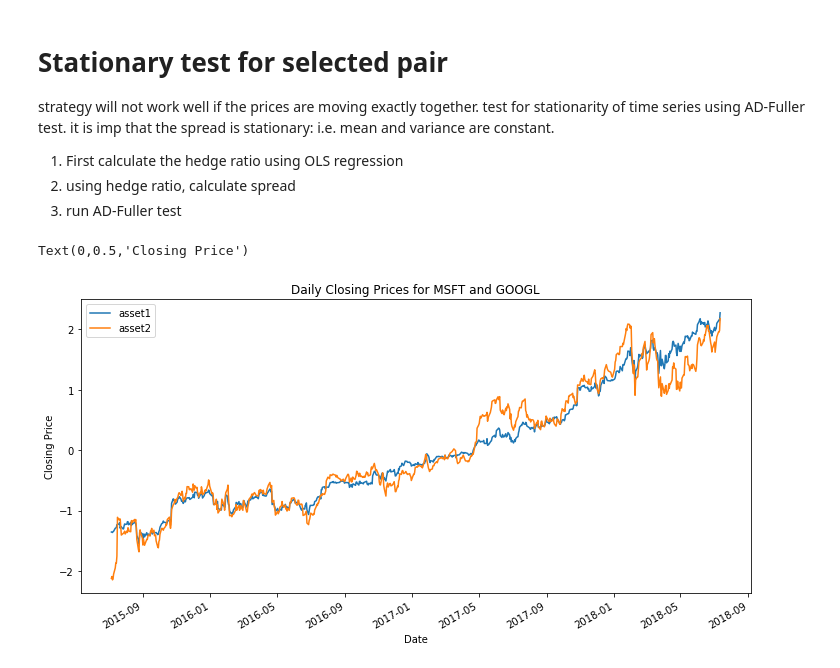
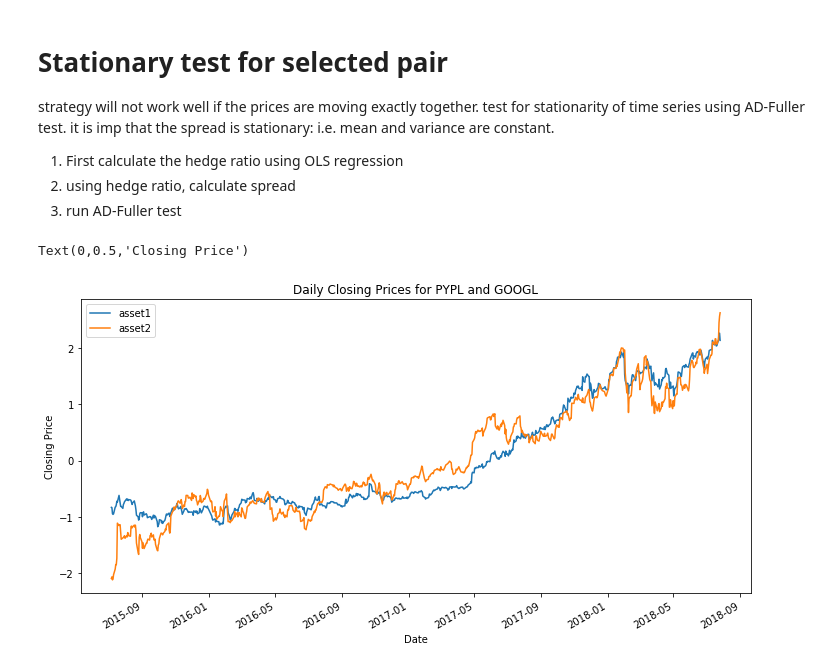
Before and after one commit to infinityandacrylic/statistical-arbitrage, a Jupyter notebook: Stat Arb.ipynb, the cells around one changed output. Saved outputs shown, nothing was run; the diff lists cells and outputs as text; code cells hidden in the pictures.

Commit message:
completed trading signal generation and plots

```diff
--- a/Stat Arb.ipynb
+++ b/Stat Arb.ipynb
@@ -15,7 +21,7 @@ thelen = len(tickers)
 price_data = []
 
 for ticker in range(thelen):
-    prices = dr.DataReader(tickers[ticker], start = '2011-01-01', end='2021-07-22', data_source='yahoo')
+    prices = dr.DataReader(tickers[ticker], start = '2011-01-01', end='2021-08-20', data_source='yahoo')
     price_data.append(prices.assign(ticker=ticker)[['Adj Close']])
 df_stocks = pd.concat(price_data, axis = 1)
 df_stocks.columns = tickers
@@ -147,17 +153,17 @@ strategy will not work well if the prices are moving exactly together. test for
 2. using hedge ratio, calculate spread
 3. run AD-Fuller test
 # %%
-# choose MSFT and GOOGL
+# choose PYPL and GOOGL
 
-asset1 = 'MSFT'
+asset1 = 'PYPL'
 asset2 = 'GOOGL'
 
 train2 = pd.DataFrame()
 train2['asset1'] = (train[asset1]-train[asset1].mean())/train[asset1].std()
 train2['asset2'] = (train[asset2]-train[asset2].mean())/train[asset2].std() #normalise prices to see correlation clearly on the same scale
 
 ax = train2[['asset1','asset2']].plot(figsize=(12,6), title = 'Daily Closing Prices for {} and {}'.format(asset1, asset2))
 ax.set_ylabel("Closing Price")
 # %% [output]
 Text(0,0.5,'Closing Price')
-[figure, old version]
+[figure, new version]
```
Also changed, not shown: parts of 18 cells of this notebook.
